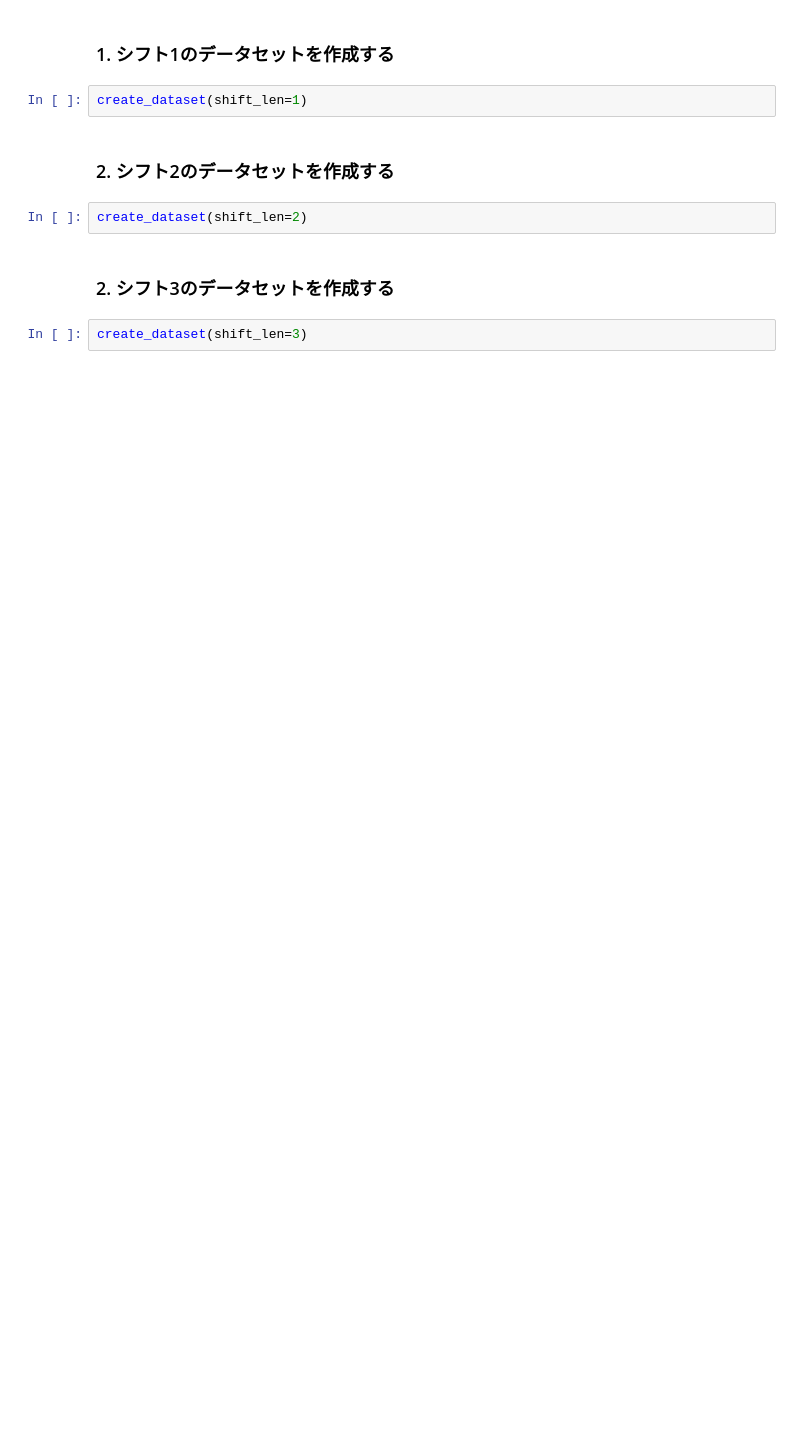
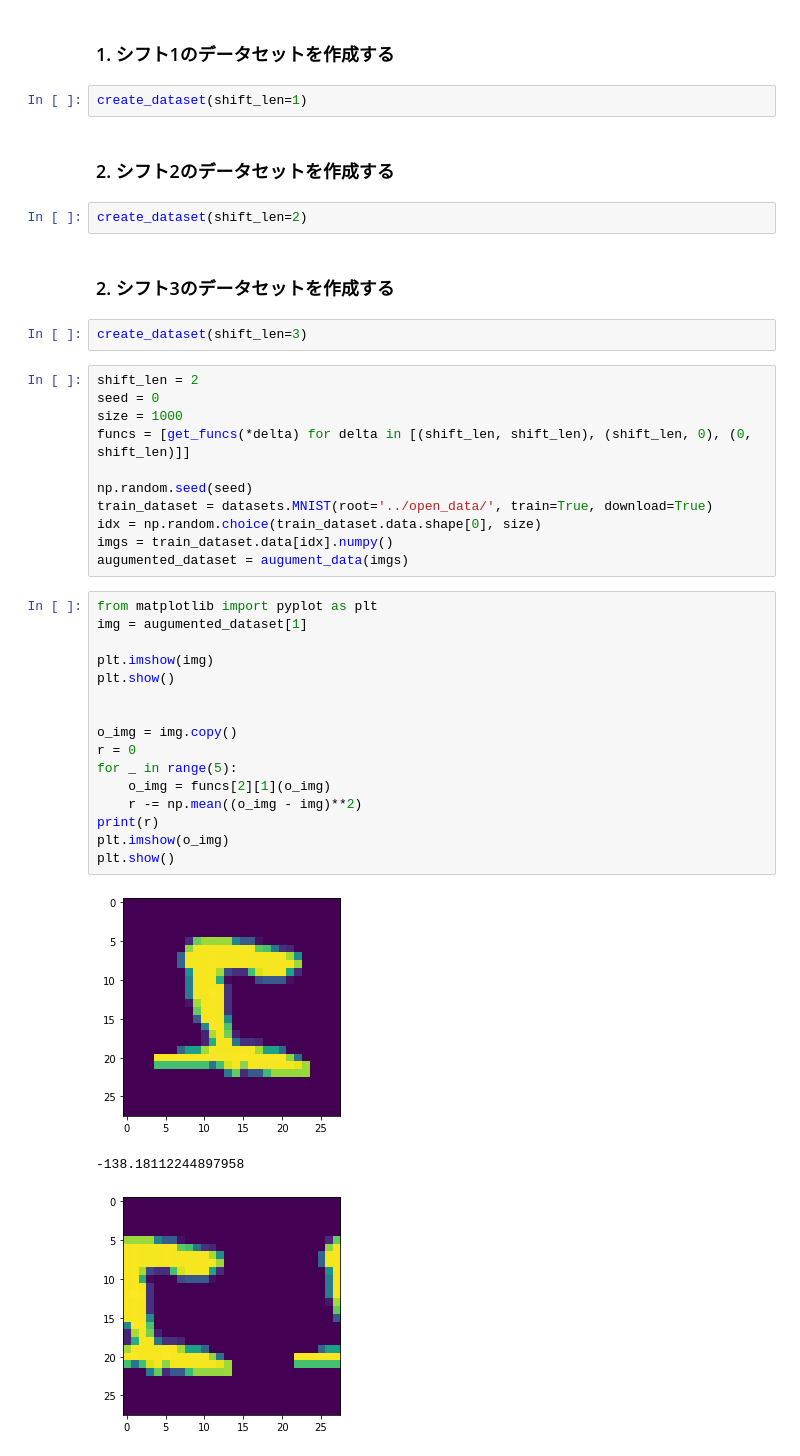
Before and after one commit to hmHam/SelectiveSR, a Jupyter notebook: shift_unshift/create_shift_dataset.ipynb, the cells around one changed output. Saved outputs shown, nothing was run; the diff lists cells and outputs as text; blank space fills up the shorter version.

```diff
--- a/shift_unshift/create_shift_dataset.ipynb
+++ b/shift_unshift/create_shift_dataset.ipynb
@@ -88,3 +105,34 @@ create_dataset(shift_len=2)
 ### 2. シフト3のデータセットを作成する
 # %%
 create_dataset(shift_len=3)
+# %%
+shift_len = 2
+seed = 0
+size = 1000
+funcs = [get_funcs(*delta) for delta in [(shift_len, shift_len), (shift_len, 0), (0, shift_len)]]
+
+np.random.seed(seed)
+train_dataset = datasets.MNIST(root='../open_data/', train=True, download=True)
+idx = np.random.choice(train_dataset.data.shape[0], size)
+imgs = train_dataset.data[idx].numpy()
+augumented_dataset = augument_data(imgs)
+# %%
+from matplotlib import pyplot as plt
+img = augumented_dataset[1]
+
+plt.imshow(img)
+plt.show()
+
+
+o_img = img.copy()
+r = 0
+for _ in range(5):
+    o_img = funcs[2][1](o_img)
+    r -= np.mean((o_img - img)**2)
+print(r)
+plt.imshow(o_img)
+plt.show()
+# %% [output]
+[figure, added]
+-138.18112244897958
+[figure, added]
```
Also changed, not shown: parts of 5 cells of this notebook, 7 other files.
